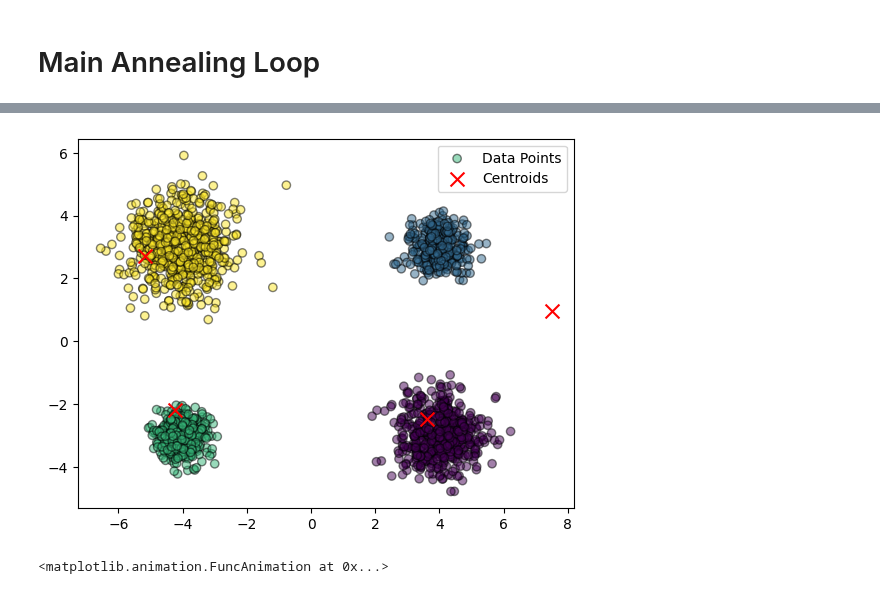
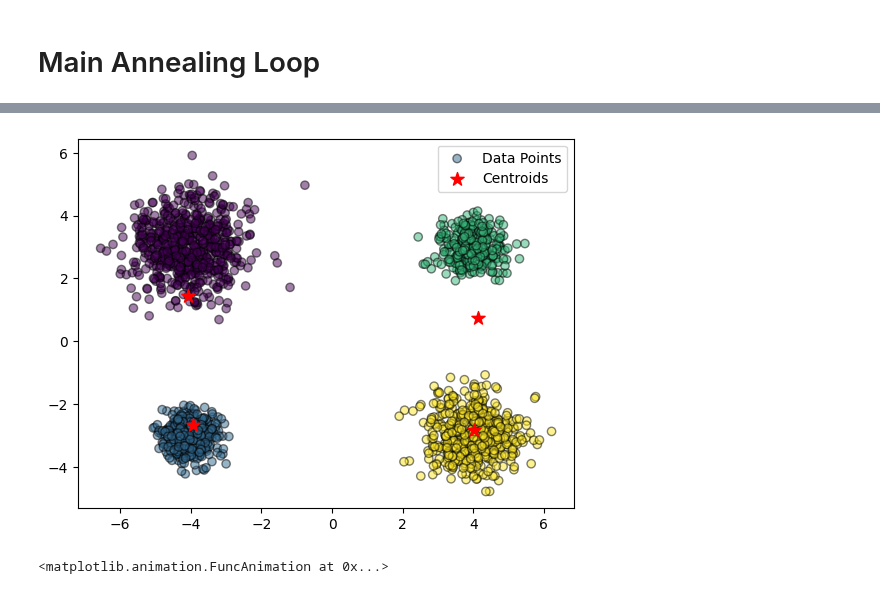
Before and after one commit to salar96/AutonomyAwareClustering, a Jupyter notebook: ReinforcementBasedClustering/DeepClusteringParametrized.ipynb, the cells around one changed output, grey strips where cells are left out. Saved outputs shown, nothing was run; the diff lists cells and outputs as text; code cells hidden in the pictures.

```diff
--- a/ReinforcementBasedClustering/DeepClusteringParametrized.ipynb
+++ b/ReinforcementBasedClustering/DeepClusteringParametrized.ipynb
@@ -74,8 +74,8 @@ WEIGHT_DECAY_TRAIN_Y = 1e-5
 TOL_TRAIN_Y = 1e-4
 
 BETA_INIT = 1e-1
-BETA_F = 20.0
-BETA_GROWTH_RATE = 1.5
+BETA_F = 50.0
+BETA_GROWTH_RATE = 5.0
 PERTURBATION_STD = 0.01
 
 
@@ -127,27 +126,27 @@ KeyboardInterrupt:
 # %%
 # plot locations of X and final y
 import matplotlib.pyplot as plt
 
 pi = history_pi_all[-1]
 # converting results to numpy
 X_np = X.detach().cpu().numpy()
 y_np = Y_opt.detach().cpu().numpy()
 plt.scatter(
     X_np[:, 0],
     X_np[:, 1],
     c=pi,
     cmap="viridis",
     marker="o",
     edgecolors="black",
     alpha=0.5,
     label="Data Points",
 )
-plt.scatter(y_np[:, 0], y_np[:, 1], label="Centroids", marker="x", s=100, color="red")
+plt.scatter(y_np[:, 0], y_np[:, 1], label="Centroids", marker="*", s=100, color="red")
 plt.legend()
 plt.savefig("Results/Alg5_idx4_def_clustering_result.png", dpi=400)
 plt.show()
 # %% [output]
-[figure, old version]
+[figure, new version]
 # %%
 from animator import animate_Clusters
 
```
Also changed, not shown: parts of 1 cell of this notebook, 4 other files.
